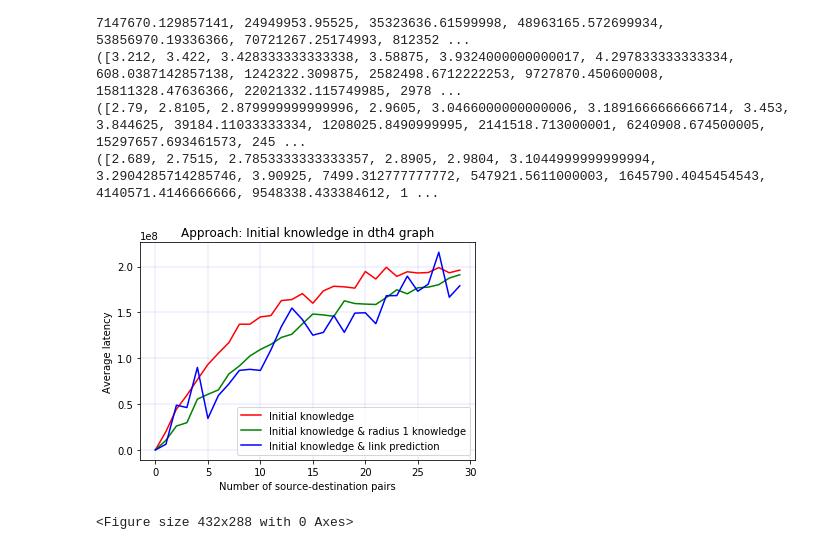
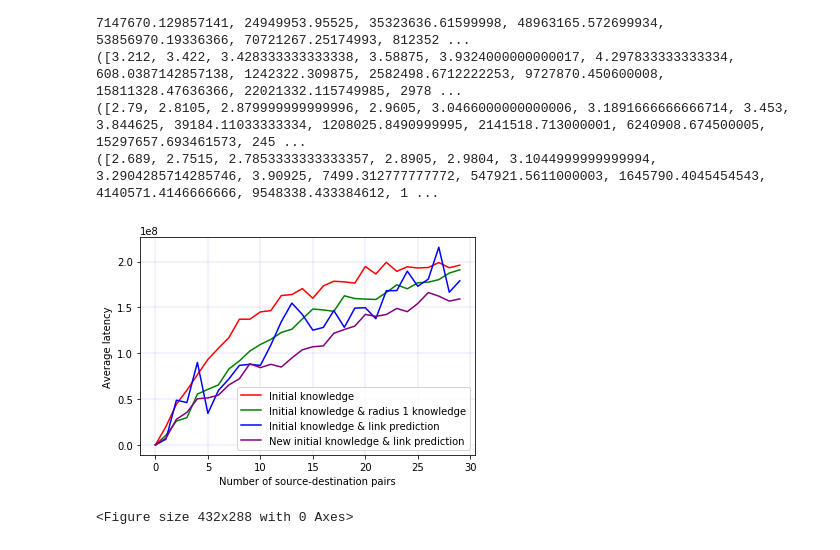
Before and after one commit to antalszava/quantum_network_routing, a Jupyter notebook: notebooks/deterministic_graph.ipynb, the cells around one changed output. Cells and saved outputs as stored; diff of their text form; code cells hidden in the pictures.

```diff
--- a/notebooks/deterministic_graph.ipynb
+++ b/notebooks/deterministic_graph.ipynb
@@ -77,2 +77,14 @@ matplotlib2tikz.save('./' + directory + '/' + algo_name + '_' + str(number_of_sa
 "\nmatplotlib2tikz.save('./' + directory + '/' + algo_name + '_' + str(number_of_samples) + '_' +\n                         measures[measure_index] + '_' + timestr + '.tex')\n"
 <Figure size 432x288 with 0 Axes>
+# %%
+import matplotlib2tikz
+k=4
+average_container = []
+degree_container = []
+threshold = 2
+degrees = {}
+factory = graph_edge_factory.GraphEdgesFactory(distance_threshold=threshold, max_threshold=16)
+graph_edges = factory.generate_random_power_law_graph_edges(number_of_links=k)
+print([abs(x[0]-x[1]) for x in graph_edges])
+print(graph_edges)
+print(sum([x[2] for x in graph_edges if abs(x[0]-x[1])==2]))
@@ -84,10 +100,10 @@ print(Settings().number_of_samples)
 # Creating deterministically generated graph
 # %%
 det_graphs = []
-for dth in range(0, 5):
+values = []
+for dth in range(4, 5):
     threshold = 2 ** dth
     factory = graph_edge_factory.GraphEdgesFactory(distance_threshold=threshold)
-    graph_edges = factory.generate_deterministic_graph_edges(factory.deterministic_link)
-    det_graphs.append(graph_edges)
-print(det_graphs)
+    graph_edges = factory.generate_random_power_law_graph_edges(number_of_links=4)
+print(len(graph_edges))
 # %% [output]
@@ -289,18 +305,19 @@ def truncate_result(number_to_truncate: int, result_to_truncate: list) -> list:
 
 # dth=4
 dth4_simple = [3.305, 19969867.332, 44395728.39, 59702340.0265, 76611590.00419995, 93183599.63316646, 105412047.35800008, 116979356.930875, 137087285.86666664, 137087715.42209992, 145027847.46699998, 146454376.7244167, 162886165.87346154, 163956730.84778568, 170467831.17206633, 159974156.065, 173375818.87894127, 178496148.1313887, 177811118.2023159, 176436187.84280005, 194532520.447238, 186394020.78754553, 199178970.15313056, 189262601.0800418, 194269124.5861602, 192927867.9574998, 193445752.24744436, 198828136.26078573, 193171884.4073791, 196021233.23866653, 200669562.69254854, 195820340.86025, 204514887.83739343, 197281388.24067667, 196599249.21745682, 204098406.73213893, 201107358.9258111, 202333286.95992118, 206813108.19366693, 213641618.71887508, 205591239.4126585, 212275827.4929999, 208009381.00193056, 214615741.66072708, 215051964.8019559, 201166077.22119567, 205985527.80919147, 206489542.46133342, 214006580.746306, 207339925.07315984, 208917962.01749027, 211998717.5541538, 213617434.1320566, 218740676.88903725, 210401965.40199986, 209750943.87351745, 216600375.7893507, 213700498.2163622, 217207299.04964426, 213344494.1810335, 215869733.7852292, 215493317.8546938, 219732981.8490158, 210655942.10603124, 213081421.0664459, 216737774.57157567, 212879824.5410744, 219795123.04423532, 220385283.45675337, 219890910.95460007, 219202460.36192957, 218270586.3630138, 218645345.59524658, 215604673.83775654, 212840470.84578666]
 dth4_edge_freq = [4.39, 43366.96, 35044756.48, 63064578.4, 82149818.184, 88595359.19833332, 117751826.30714287, 87580320.98875, 120372804.7777778, 135905607.988, 158303131.54, 177880784.8458334, 138879733.00846153, 168808789.75142857, 172478763.78066662, 203170577.32125, 187513391.54941177, 144645461.32055554, 164212020.781579, 172403924.41499993, 195352792.76523805, 193943560.12045455, 182832728.5365218, 200336556.85374996, 198109857.95000005, 178284082.70769227, 202736730.15370372, 191434890.6878572, 180000323.3265518, 192463339.70633328, 193921589.34935486, 207476641.6940625, 197644238.67393935, 187479179.49029404, 212078622.487143, 203179735.54416668, 215521011.7964864, 205875756.19289482, 202355379.30615395, 190916484.15400004, 219545671.19804883, 201000519.67619047, 224151997.72976753, 201478234.23659098, 218084294.30199996, 214058616.19108707, 212418456.25319156, 211255176.27812505, 218430539.76653042, 211434775.61059996]
 dth4_local_radius_1 = [3.266, 10464293.036, 26035757.19100003, 29719337.053, 55367857.889199935, 60620862.91216665, 65418133.05428563, 82820422.453125, 91556402.09199992, 102407963.75059998, 109511689.39363632, 115077070.72491655, 122682498.8232307, 126144461.75135727, 137402151.30859992, 148169730.72, 147212812.01911753, 145659406.9409444, 162586094.25200018, 159624987.56000012, 159016576.53071427, 158601478.04768184, 166181139.4892608, 174590581.31695813, 170238100.35920036, 176812954.1240003, 177515867.4176299, 180209294.64617872, 187394216.39868942, 190965830.44896668, 181563796.88751593, 184221572.414375, 189969963.02078816, 184778120.01694143, 191972816.7861429, 186861407.04333332, 186082847.7427029, 188179189.8438421, 189380370.8203076, 199191161.1491751, 196144826.5777804, 192093294.99373788, 196627709.35539508, 196068714.98949987, 200634886.92495555, 196390067.3848265, 192247351.52021295, 199299818.30833337, 197152542.38583642, 197843449.23036015]
 dth4_link_prediction = [3.22, 6208927.2, 48787247.61000002, 46213589.0825, 89969553.062, 34368321.573333345, 59353974.397142865, 71964225.98125, 86722440.99666668, 87877750.91899997, 86675937.45272723, 109016118.10166672, 134503343.73846152, 154661507.61428574, 142193907.88933334, 125128223.063125, 128123781.82882357, 146494733.60722223, 128239559.64894736, 149169798.57050005, 149565958.62761906, 137652979.02954552, 168120095.8769566, 168298319.42250004, 189476289.68040004, 173027049.5223077, 180773711.3525927, 215554660.4521428, 166499962.22551718, 179012949.38866672]
+dth4_new_link_prediction = [2.797, 7300829.5265, 27898462.16, 35496265.718, 50344405.019, 51262102.6458333, 54286941.7065714, 65398319.966125, 72153042.4934445, 88504539.7716, 84275037.5109093, 87879571.1139165, 84894669.8010768, 94829055.3745713, 103722525.503467, 107042577.239063, 107955421.752059, 121730327.760556, 125853223.451263, 129538794.38825, 142277394.222143, 140211679.923727, 142206194.805087, 148809363.84975, 145301416.69504, 154238970.689346, 166146665.254074, 162233214.842321, 156797002.220897, 159218274.759833]
 
-initial_knowledge_results = [(truncate_result(len(dth4_link_prediction), dth4_simple),[]), (truncate_result(len(dth4_link_prediction), dth4_local_radius_1),[]), (dth4_link_prediction,[])]
-local_names = ['Initial knowledge','Initial knowledge & radius 1 knowledge', 'Initial knowledge & link prediction']
+initial_knowledge_results = [(truncate_result(len(dth4_link_prediction), dth4_simple),[]), (truncate_result(len(dth4_link_prediction), dth4_local_radius_1),[]), (dth4_link_prediction,[]), (dth4_new_link_prediction,[])]
+local_names = ['Initial knowledge','Initial knowledge & radius 1 knowledge', 'Initial knowledge & link prediction', 'New initial knowledge & link prediction']
 
 # Max dth=16
 # dth=8
 #initial_knowledge_results = [([
-plot_results(initial_knowledge_results, title='Initial knowledge in dth4 graph', topology_names=local_names, measure_names=['Average latency'])
+plot_results(initial_knowledge_results, title='Initial knowledge in dth4 graph', topology_names=local_names, measure_names=['Average latency'], save_tikz=False••••••••••)
 #write_results_to_file(initial_knowledge_results, 'initial_knowledge',
 #                          '' , 973.7416367530823)
 # %% [output]
-[figure, old version]
+[figure, new version]
```
Also changed, not shown: parts of 8 cells of this notebook, 15 other files.
